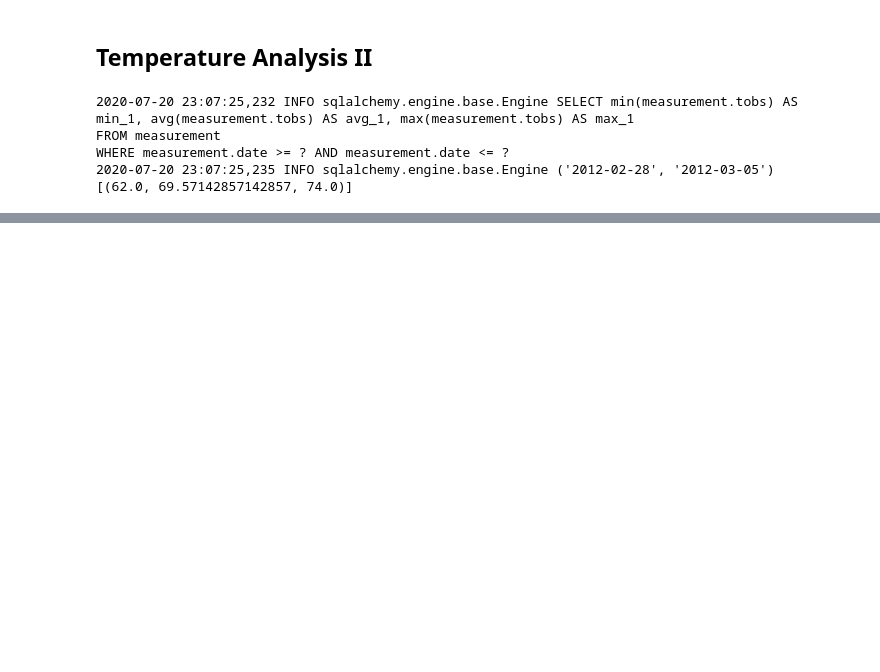
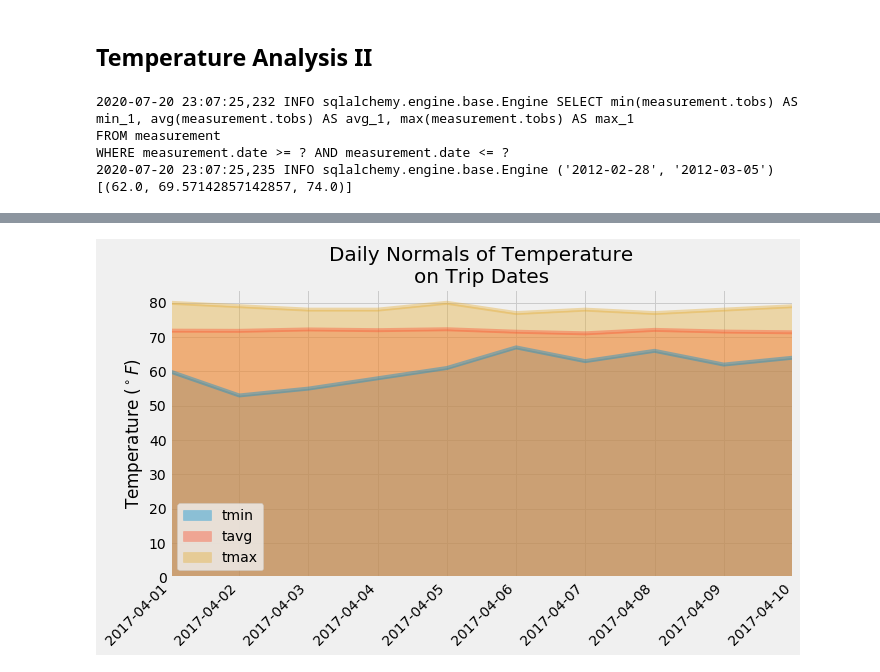
Before and after one commit to bnarath/Hawaii_Climate_App, a Jupyter notebook: Code/climate_starter.ipynb, the cells around one changed output, grey strips where cells are left out. Drawn from its saved outputs; the diff is of its cells as text; code cells hidden in the pictures; blank space fills up the shorter version.

```diff
--- a/Code/climate_starter.ipynb
+++ b/Code/climate_starter.ipynb
@@ -379,9 +412,15 @@ daily_normals("01-01")
 # push each tuple of calculations into a list called `normals`
 
 # Set the start and end date of the trip
+# Use the start and end date to create a range of dates
+# Stip off the year and save a list of %m-%d strings
+# Loop through the list of %m-%d strings and calculate the normals for each date
 
-# Use the start and end date to create a range of dates
-
-# Stip off the year and save a list of %m-%d strings
-
-# Loop through the list of %m-%d strings and calculate the normals for each date
+normals = []
+delta = dt.datetime.strptime(prev_year_end_date, "%Y-%m-%d") - dt.datetime.strptime(prev_year_start_date, "%Y-%m-%d")
+dates = []
+for i in range(delta.days+1):
+    date = dt.datetime.strptime(prev_year_start_date, "%Y-%m-%d") + dt.timedelta(days=i)
+    dates.append(dt.datetime.strftime(date, "%Y-%m-%d"))
+    tmin,tavg,tmax = np.ravel(daily_normals(dt.datetime.strftime(date, "%m-%d")))
+    normals.append((tmin,tavg,tmax))
@@ -388,2 +445,3 @@ daily_normals("01-01")
 # %%
 # Load the previous query results into a Pandas DataFrame and add the `trip_dates` range as the `date` index
+normals_DF = pd.DataFrame(normals, columns=['tmin', 'tavg', 'tmax'], index=dates)
@@ -391,0 +448,12 @@ daily_normals("01-01")
+# %%
+# Plot the daily normals as an area plot with `stacked=False`
+fig, ax = plt.subplots(figsize=(10,6))
+_=normals_DF.plot.area(ax=ax, stacked=False, alpha=0.4)
+_=plt.xticks(range(len(dates)), dates, rotation=45, ha='right')
+_=plt.xlim((0,len(dates)-1))
+_=plt.ylabel("Temperature ($^\circ F$)")
+_=plt.title(f"Daily Normals of Temperature\non Trip Dates", fontsize=20, y=1)
+_=plt.tight_layout()
+_= plt.savefig('../Images/temperature_historical.png', bbox_inches = "tight" )
+# %% [output]
+[figure, added]
```
Also changed, not shown: parts of 9 cells of this notebook, 3 other files.
